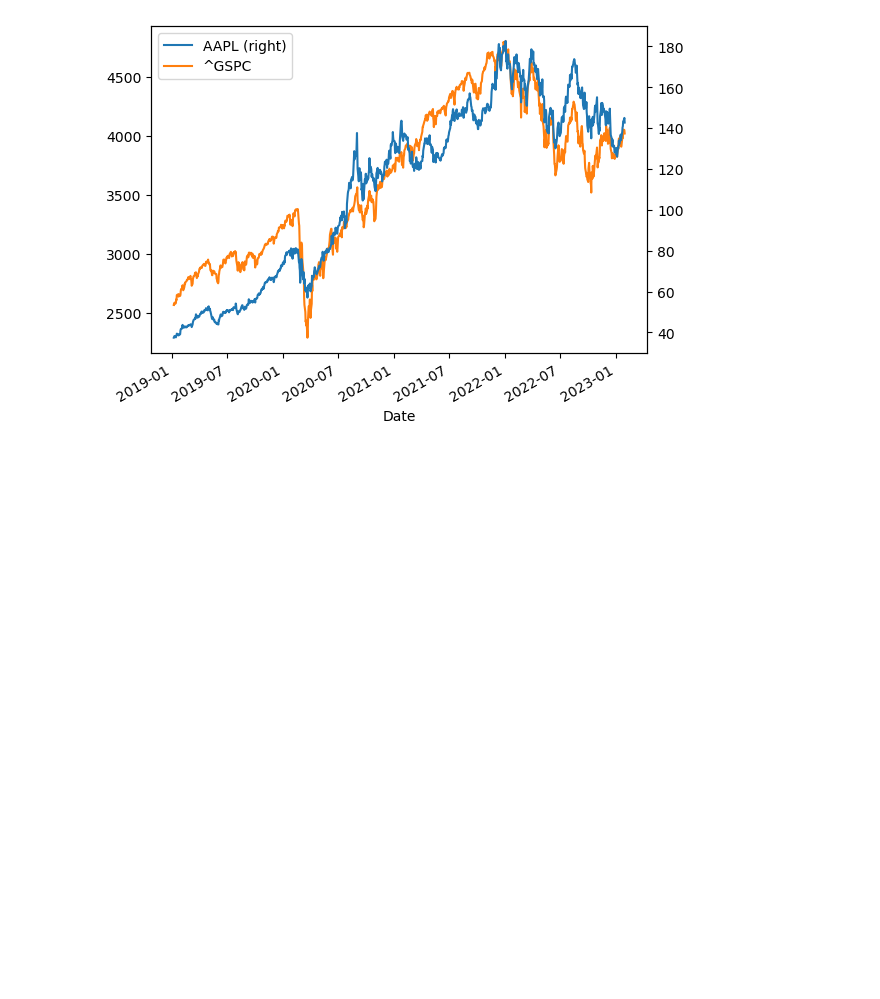
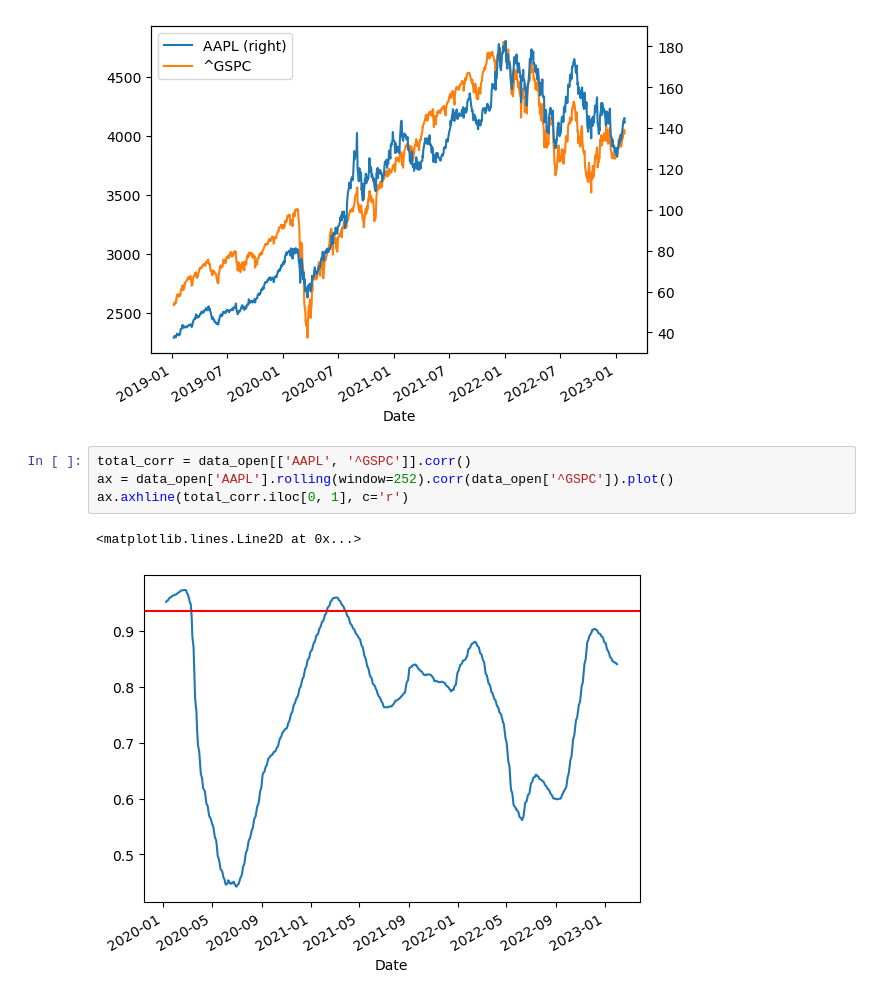
Before and after one commit to ihobbang250/TIL, a Jupyter notebook: Python/Data Science/P4F_2.ipynb, the cells around one changed output. Drawn from its saved outputs; the diff is of its cells as text; blank space fills up the shorter version.

```diff
--- a/Python/Data Science/P4F_2.ipynb
+++ b/Python/Data Science/P4F_2.ipynb
@@ -61,3 +61,10 @@ data_open[["AAPL", "^GSPC"]].plot(secondary_y="AAPL")
 # %% [output]
 <AxesSubplot: xlabel='Date'>
 [figure]
+# %%
+total_corr = data_open[['AAPL', '^GSPC']].corr()
+ax = data_open['AAPL'].rolling(window=252).corr(data_open['^GSPC']).plot()
+ax.axhline(total_corr.iloc[0, 1], c='r')
+# %% [output]
+<matplotlib.lines.Line2D at 0x...>
+[figure, added]
```
Also changed, not shown: parts of 1 cell of this notebook.
